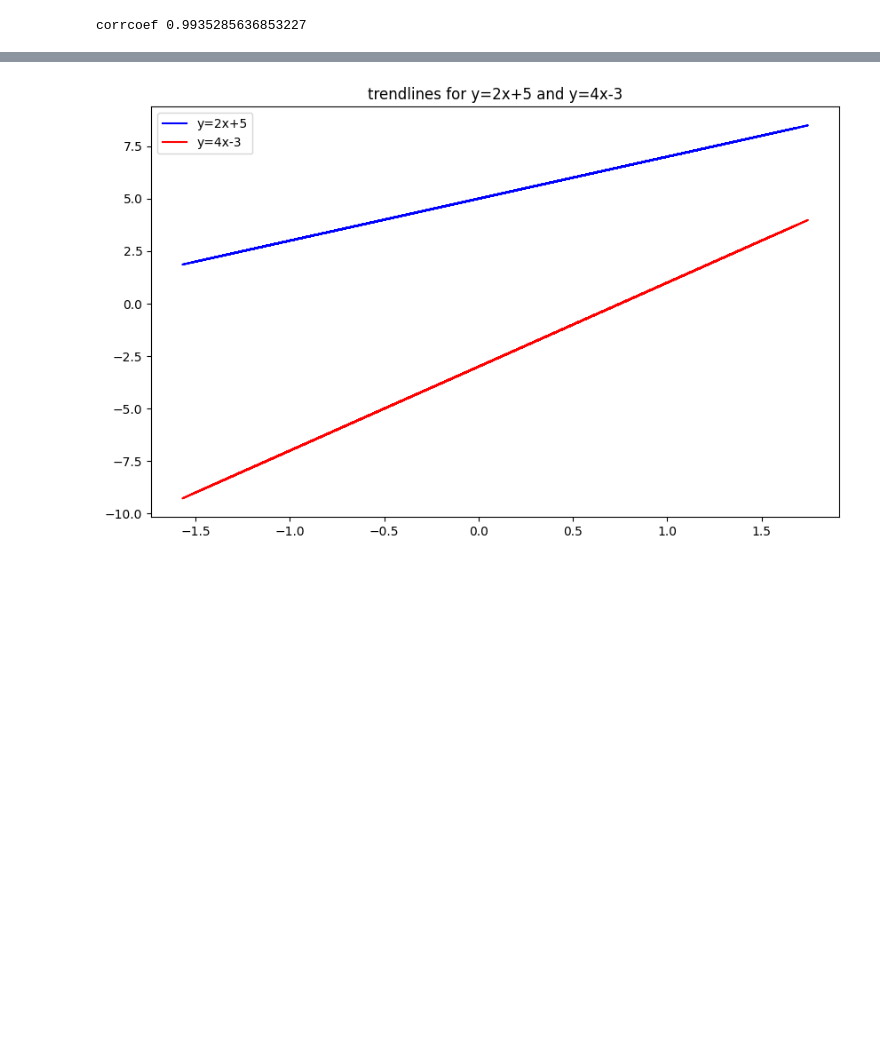
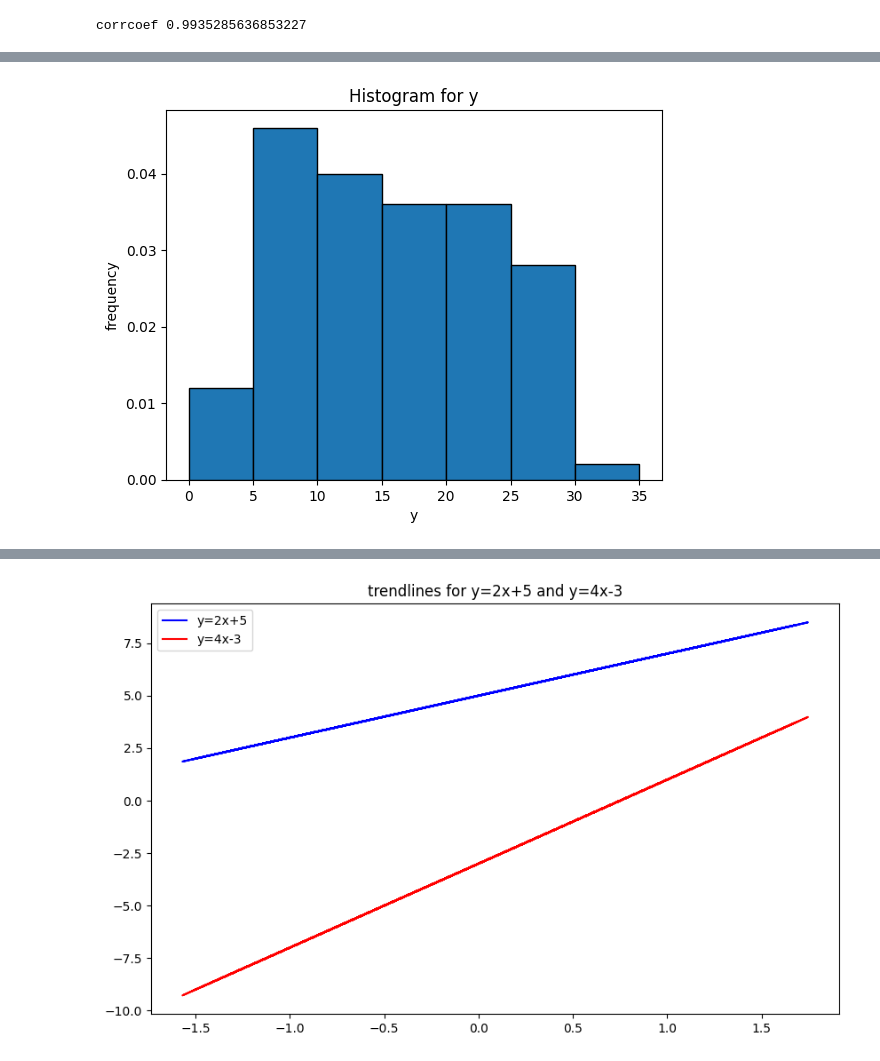
Before and after one commit to ruksad/descriptive-stats, a Jupyter notebook: lectures/11_18thFeb/practice-problems.ipynb, the cells around one changed output, grey strips where cells are left out. Drawn from its saved outputs; the diff is of its cells as text; code cells hidden in the pictures; blank space fills up the shorter version.

```diff
--- a/lectures/11_18thFeb/practice-problems.ipynb
+++ b/lectures/11_18thFeb/practice-problems.ipynb
@@ -242,0 +200,12 @@ array([[1.        , 0.03165925],
+# %%
+import matplotlib.pyplot as plt
+
+plt.hist(y, bins=[0,5,10,15,20,25,30,35], edgecolor='black', density=True)
+
+plt.title('Histogram for y')
+plt.xlabel('y')
+plt.ylabel('frequency')
+
+plt.show()
+# %% [output]
+[figure, added]
```
Also changed, not shown: parts of 7 cells of this notebook.
